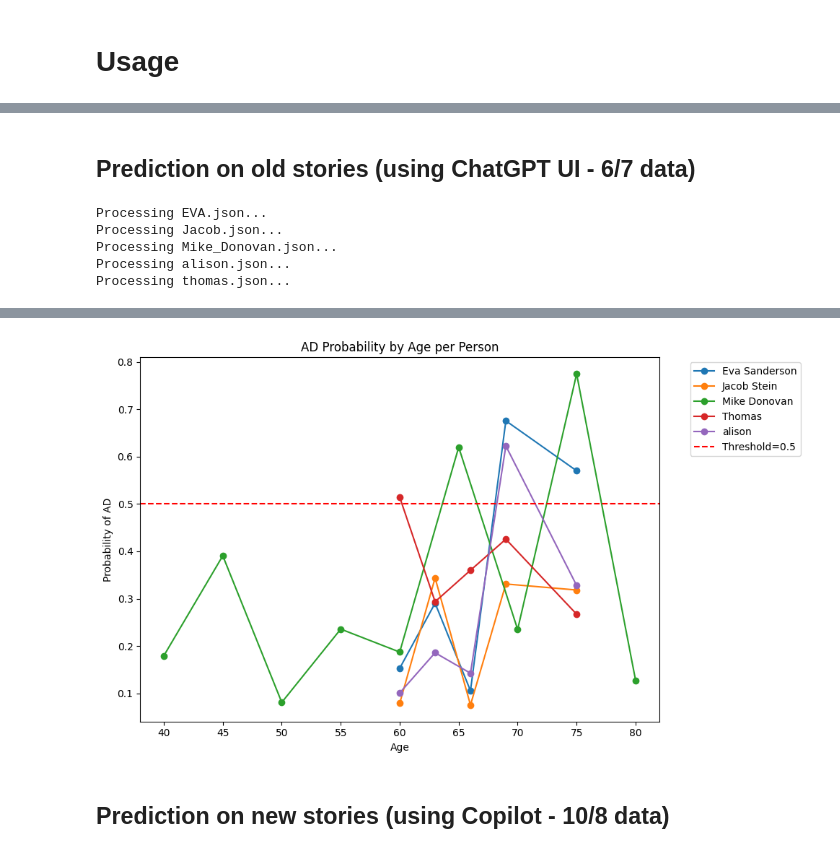
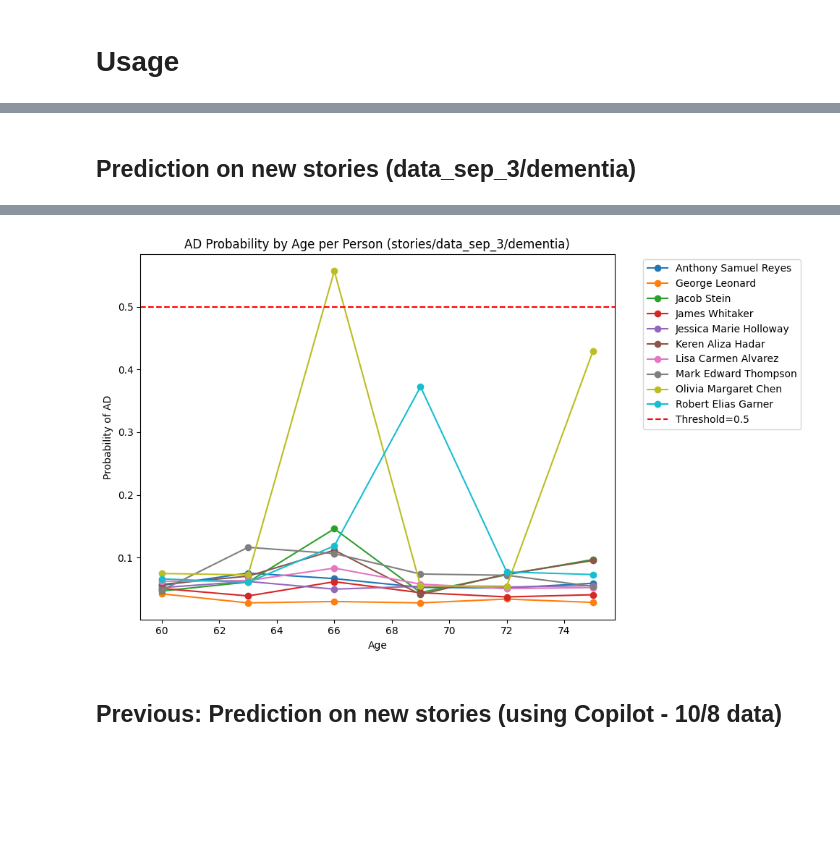
Before and after one commit to NetanelShalev/AD_LongitudinalDataGenerator, a Jupyter notebook: AD detection.ipynb, the cells around one changed output, grey strips where cells are left out. Saved outputs shown, nothing was run; the diff lists cells and outputs as text; code cells hidden in the pictures; blank space fills up the shorter version.

```diff
--- a/AD detection.ipynb
+++ b/AD detection.ipynb
@@ -157,18 +164,21 @@ def run_on_json_file(json_path: Union[str, Path], add_predicted_start_age: bool
         person = json.load(f)
     return df_from_person_json(person, add_predicted_start_age=add_predicted_start_age, threshold=threshold)
 
+
 def run_on_json_dir(json_dir: Union[str, Path], add_predicted_start_age: bool = False, threshold: float = 0.5) -> pd.DataFrame:
     json_dir = Path(json_dir)
     dfs = []
     for p in sorted(json_dir.glob("*.json")):
         try:
-            df = run_on_json_file(p, add_predicted_start_age=add_predicted_start_age, threshold=threshold)
+            df = run_on_json_file(
+                p, add_predicted_start_age=add_predicted_start_age, threshold=threshold)
             df["source_file"] = p.name
             dfs.append(df)
         except Exception as e:
             print(f"[WARN] Failed on {p}: {e}")
     if not dfs:
-        cols = ["person_name","start_deterioration_age","age","story","prob_control","prob_ad","pred_label","confidence","source_file"]
+        cols = ["person_name", "start_deterioration_age", "age", "story",
+                "prob_control", "prob_ad", "pred_label", "confidence", "source_file"]
         if add_predicted_start_age:
             cols.append("predicted_start_age")
         return pd.DataFrame(columns=cols)
@@ -188,48 +206,27 @@ df_one
 # %% [markdown]
-## Prediction on old stories (using ChatGPT UI - 6/7 data)
+## Prediction on new stories (data_sep_3/dementia)
 # %%
-# Path to your folder with persona JSONs
-data_dir = Path("/Users/yardennahum/AD project/AD_LongitudinalDataGenerator/stories/data_06_07/")
+# Path to your folder with persona JSONs (new dementia stories)
+data_dir = Path("stories/data_sep_3/dementia")
 
-dfs = []
-
-# Iterate over all .json files in the folder
-for json_file in sorted(data_dir.glob("*.json")):
-    print(f"Processing {json_file.name}...")
-
-    # Load JSON
-    with open(json_file, "r", encoding="utf-8") as f:
-        person = json.load(f)
-
-    # Run predictions and build DataFrame
-    df = df_from_person_json(person, add_predicted_start_age=True, threshold=0.5)
-    df["source_file"] = json_file.name  # keep track of source file
-
-    dfs.append(df)
-
-# Concatenate all results into one DataFrame
-df_all = pd.concat(dfs, ignore_index=True)
+# Run predictions over all personas in the folder
+df_all = run_on_json_dir(data_dir, add_predicted_start_age=True, threshold=0.5)
 
 # Display the combined DataFrame
 display(df_all)
 
 # --- Informative Plot ---
 # Plot prob_ad vs. age for each person
-plt.figure(figsize=(10,6))
+plt.figure(figsize=(10, 6))
 for person_name, subdf in df_all.groupby("person_name"):
     plt.plot(subdf["age"], subdf["prob_ad"], marker="o", label=person_name)
 
 plt.axhline(0.5, color="red", linestyle="--", label="Threshold=0.5")
 plt.xlabel("Age")
 plt.ylabel("Probability of AD")
-plt.title("AD Probability by Age per Person")
+plt.title("AD Probability by Age per Person (stories/data_sep_3/dementia)")
 plt.legend(bbox_to_anchor=(1.05, 1), loc="upper left")
 plt.tight_layout()
 plt.show()
 # %% [output]
-Processing EVA.json...
-Processing Jacob.json...
-Processing Mike_Donovan.json...
-Processing alison.json...
-Processing thomas.json...
 |  | person_name | start_deterioration_age | age | story | prob_control | prob_ad | pred_label | confidence | ... |
@@ -252,4 +249,4 @@ Processing thomas.json...
-[figure, old version]
+[figure, new version]
 # %% [markdown]
-## Prediction on new stories (using Copilot - 10/8 data)
+## Previous: Prediction on new stories (using Copilot - 10/8 data)
 # %%
```
Also changed, not shown: parts of 9 cells of this notebook, 11 other files.
